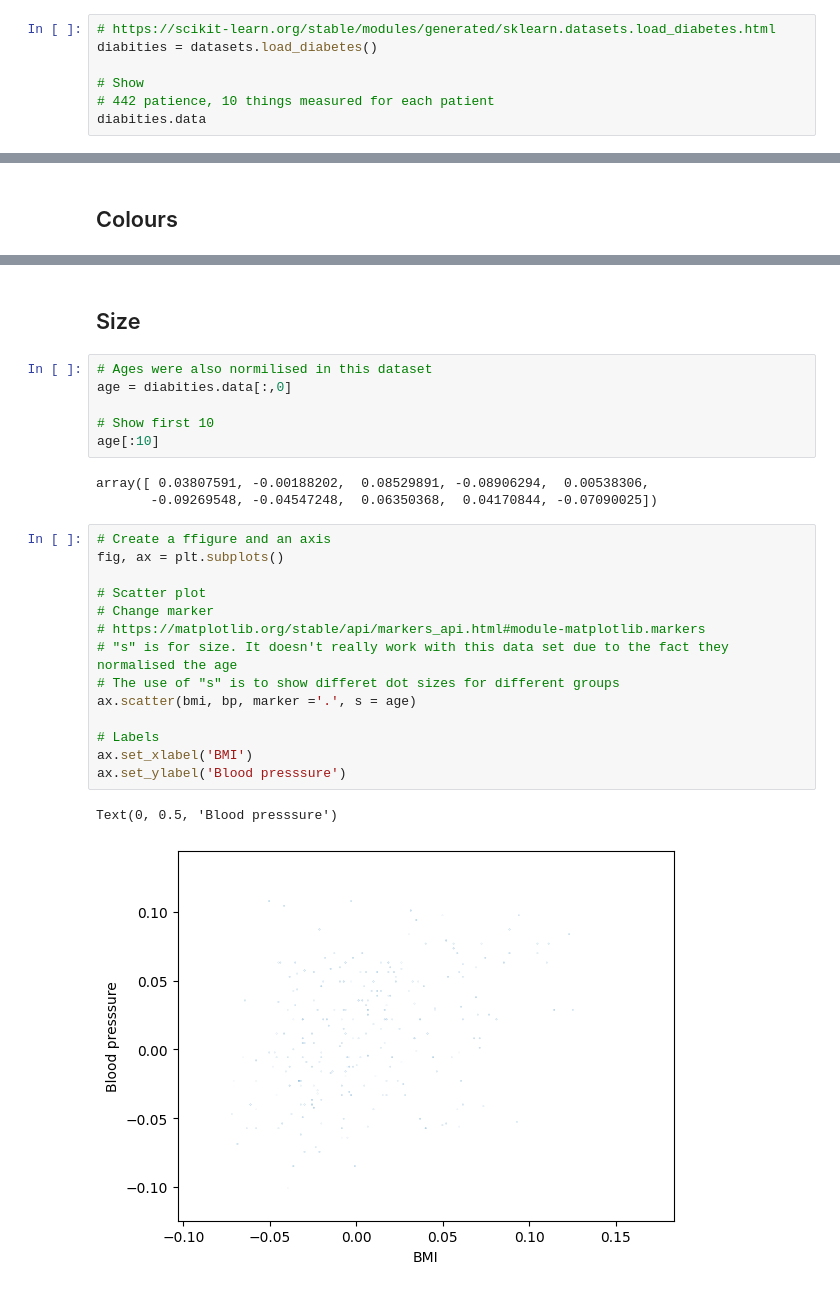
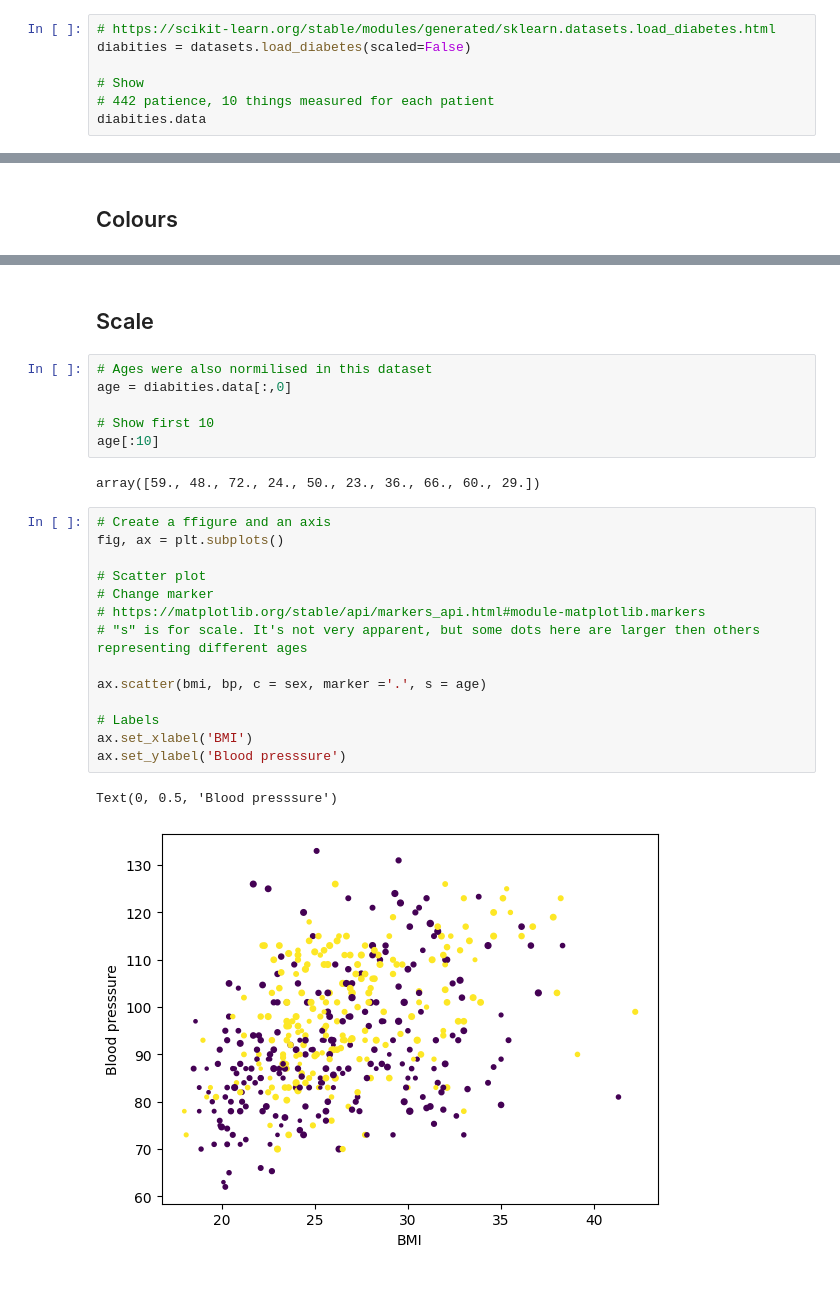
Before and after one commit to Oksyyy/mywork-principles-of-da, a Jupyter notebook: scatterplots.ipynb, the cells around one changed output, grey strips where cells are left out. Drawn from its saved outputs; the diff is of its cells as text.

```diff
--- a/scatterplots.ipynb
+++ b/scatterplots.ipynb
@@ -23,7 +23,7 @@ https://matplotlib.org/stable/gallery/shapes_and_collections/scatter.html
 ## Pairs of features
 # %%
 # https://scikit-learn.org/stable/modules/generated/sklearn.datasets.load_diabetes.html
-diabities = datasets.load_diabetes()
+diabities = datasets.load_diabetes(scaled=False)
 
 # Show
 # 442 patience, 10 things measured for each patient
@@ -140,5 +127,5 @@ Text(0, 0.5, 'Blood presssure')
 # %% [markdown]
-## Size
+## Scale
 # %%
 # Ages were also normilised in this dataset
 age = diabities.data[:,0]
@@ -146,22 +133,21 @@ age = diabities.data[:,0]
 # Show first 10
 age[:10]
 # %% [output]
-array([ 0.03807591, -0.00188202,  0.08529891, -0.08906294,  0.00538306,
-       -0.09269548, -0.04547248,  0.06350368,  0.04170844, -0.07090025])
+array([59., 48., 72., 24., 50., 23., 36., 66., 60., 29.])
 # %%
 # Create a ffigure and an axis
 fig, ax = plt.subplots()
 
 # Scatter plot
 # Change marker
 # https://matplotlib.org/stable/api/markers_api.html#module-matplotlib.markers
-# "s" is for size. It doesn't really work with this data set due to the fact they normalised the age
-# The use of "s" is to show differet dot sizes for different groups
-ax.scatter(bmi, bp, marker ='.', s = age)
+# "s" is for scale. It's not very apparent, but some dots here are larger then others representing different ages
+
+ax.scatter(bmi, bp, c = sex, marker ='.', s = age)
 
 # Labels
 ax.set_xlabel('BMI')
 ax.set_ylabel('Blood presssure')
 # %% [output]
 Text(0, 0.5, 'Blood presssure')
-[figure, old version]
+[figure, new version]
```
Also changed, not shown: parts of 8 cells of this notebook.
